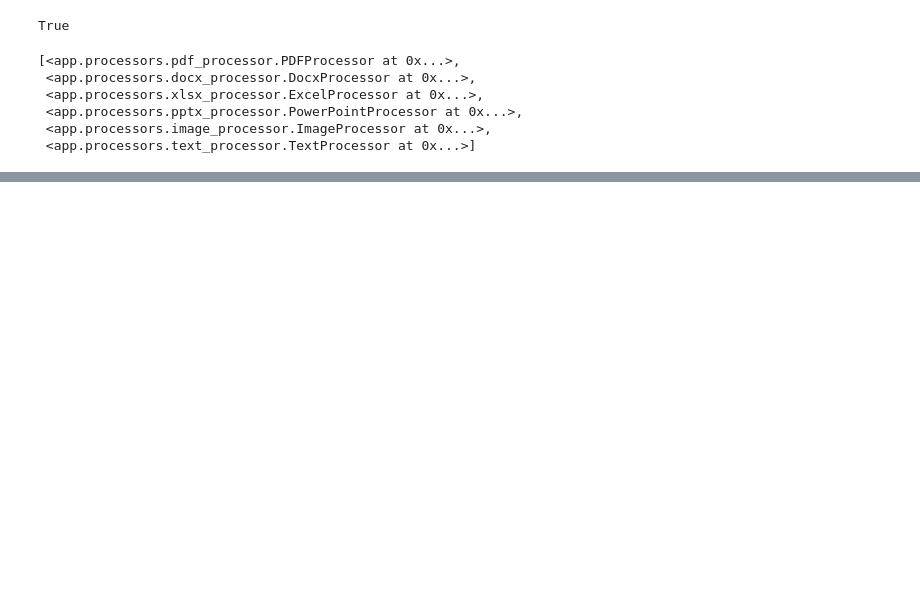
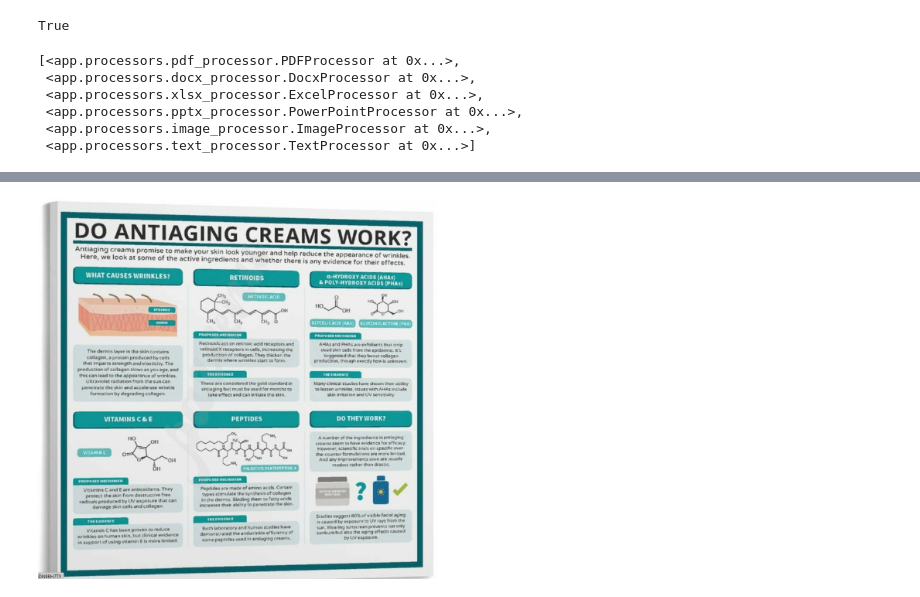
Before and after one commit to Badisj/generative-ai-orchestration-cpg, a Jupyter notebook: multimodal-rag/notebooks/Test_workflow.ipynb, the cells around one changed output, grey strips where cells are left out. Saved outputs shown, nothing was run; the diff lists cells and outputs as text; code cells hidden in the pictures; blank space fills up the shorter version.

Commit message:
Commit testing notebook.

```diff
--- a/multimodal-rag/notebooks/Test_workflow.ipynb
+++ b/multimodal-rag/notebooks/Test_workflow.ipynb
@@ -96 +100,7 @@ factory.process_file(file_path = "./data/uploads/179124.pdf")
+# %%
+# Display image from path (in notebook) and adjust size
+import IPython.display as display
+display.Image(filename="../data/uploads/Anti-ageing mechanism.png", width=400)
+# %% [output]
+[figure, added]
 # %%
```
Also changed, not shown: parts of 20 cells of this notebook.
